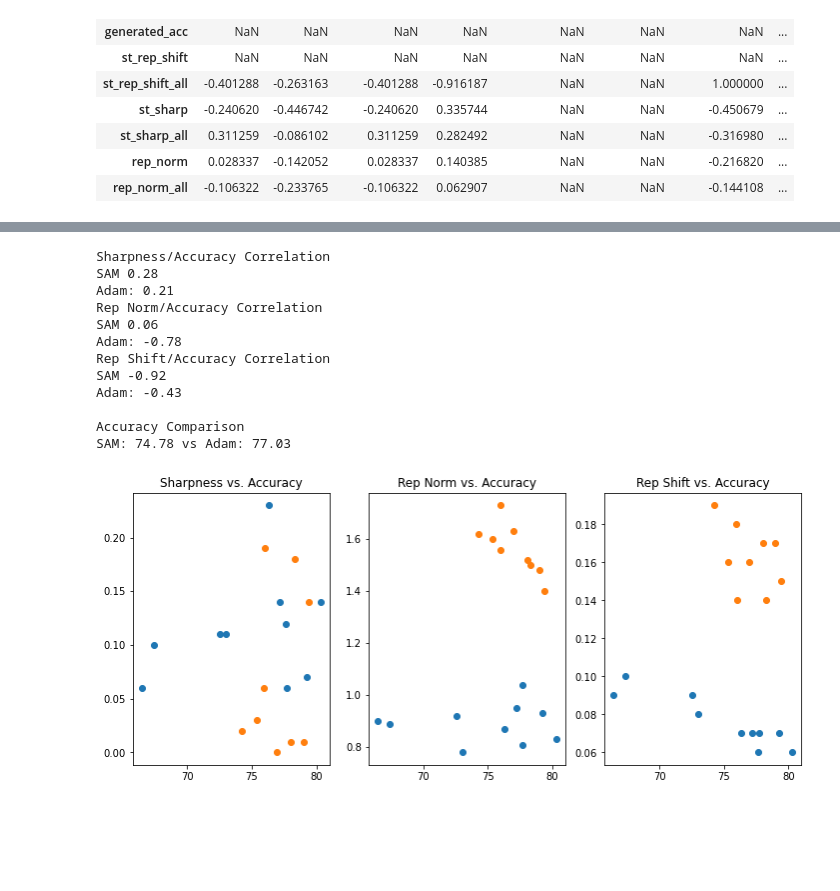
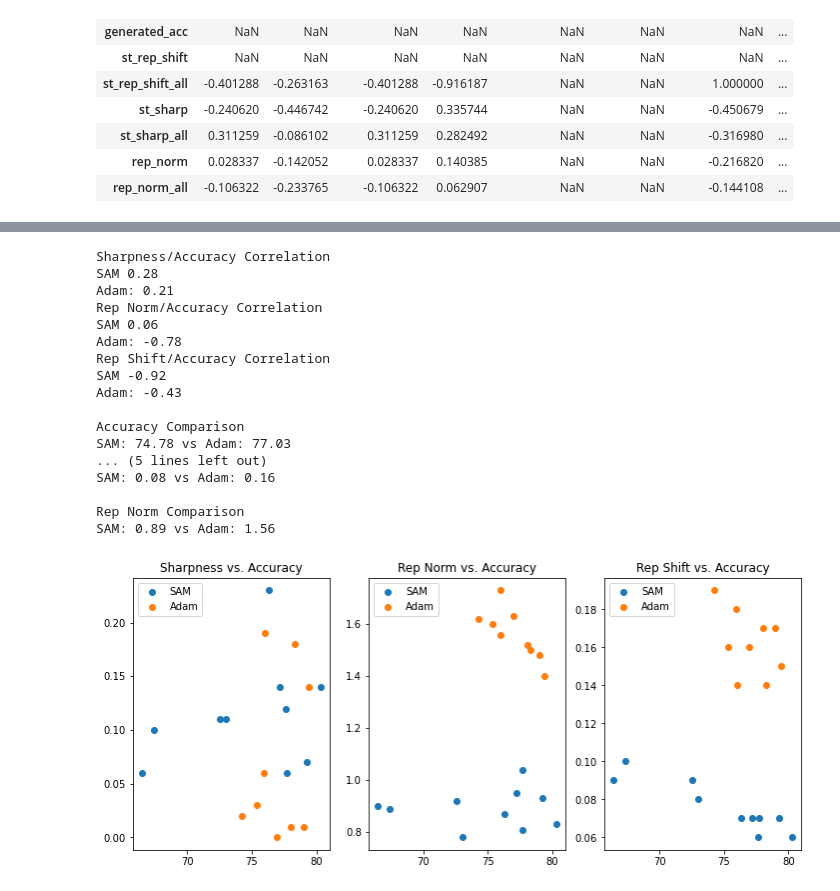
Before and after one commit to samjschapiro/GOAT, a Jupyter notebook: results.ipynb, the cells around one changed output, grey strips where cells are left out. Saved outputs shown, nothing was run; the diff lists cells and outputs as text; code cells hidden in the pictures; blank space fills up the shorter version.

```diff
--- a/results.ipynb
+++ b/results.ipynb
@@ -371,38 +431,58 @@ SAM: 44.9 vs Adam: 36.66
 # %%
 fig, axs = plt.subplots(nrows=1, ncols=3, figsize=(12,5))
 axs[0].set_title('Sharpness vs. Accuracy')
-axs[0].scatter(portraits_sam_005[' st_acc_all'], portraits_sam_005[' st_sharp_all']);
-axs[0].scatter(portraits_adam_005[' st_acc_all'], portraits_adam_005[' st_sharp_all']);
+axs[0].scatter(portraits_sam_005[' st_acc_all'], portraits_sam_005[' st_sharp_all'], label='SAM');
+axs[0].scatter(portraits_adam_005[' st_acc_all'], portraits_adam_005[' st_sharp_all'], label='Adam');
+axs[0].legend();
 axs[1].set_title('Rep Norm vs. Accuracy')
-axs[1].scatter(portraits_sam_005[' st_acc_all'], portraits_sam_005[' rep_norm_all']);
-axs[1].scatter(portraits_adam_005[' st_acc_all'], portraits_adam_005[' rep_norm_all']);
+axs[1].scatter(portraits_sam_005[' st_acc_all'], portraits_sam_005[' rep_norm_all'], label='SAM');
+axs[1].scatter(portraits_adam_005[' st_acc_all'], portraits_adam_005[' rep_norm_all'], label='Adam');
+axs[1].legend();
 axs[2].set_title('Rep Shift vs. Accuracy')
-axs[2].scatter(portraits_sam_005[' st_acc_all'], portraits_sam_005[' st_rep_shift_all']);
-axs[2].scatter(portraits_adam_005[' st_acc_all'], portraits_adam_005[' st_rep_shift_all']);
+axs[2].scatter(portraits_sam_005[' st_acc_all'], portraits_sam_005[' st_rep_shift_all'], label='SAM');
+axs[2].scatter(portraits_adam_005[' st_acc_all'], portraits_adam_005[' st_rep_shift_all'], label='Adam');
+axs[2].legend();
 print('Sharpness/Accuracy Correlation')
 print('SAM', round(portraits_sam_005.corr()[' st_acc_all'].loc[' st_sharp_all'], 2))
 print('Adam:', round(portraits_adam_005.corr()[' st_acc_all'].loc[' st_sharp_all'], 2))
 print('Rep Norm/Accuracy Correlation')
 print('SAM', round(portraits_sam_005.corr()[' st_acc_all'].loc[' rep_norm_all'], 2))
 print('Adam:', round(portraits_adam_005.corr()[' st_acc_all'].loc[' rep_norm_all'], 2))
 print('Rep Shift/Accuracy Correlation')
 print('SAM', round(portraits_sam_005.corr()[' st_acc_all'].loc[' st_rep_shift_all'], 2))
 print('Adam:', round(portraits_adam_005.corr()[' st_acc_all'].loc[' st_rep_shift_all'], 2), '\n')
 
 print('Accuracy Comparison')
 print('SAM:', round(np.mean(portraits_sam_005[' st_acc_all']), 2), 'vs', 'Adam:',
-      round(np.mean(portraits_adam_005[' st_acc_all']), 2))
+      round(np.mean(portraits_adam_005[' st_acc_all']), 2), '\n')
+
+print('Sharpness Comparison')
+print('SAM:', round(np.mean(portraits_sam_005[' st_sharp_all']), 2), 'vs', 'Adam:',
+      round(np.mean(portraits_adam_005[' st_sharp_all']), 2), '\n')
+
+print('Rep Shift Comparison')
+print('SAM:', round(np.mean(portraits_sam_005[' st_rep_shift_all']), 2), 'vs', 'Adam:',
+      round(np.mean(portraits_adam_005[' st_rep_shift_all']), 2), '\n')
+
+print('Rep Norm Comparison')
+print('SAM:', round(np.mean(portraits_sam_005[' rep_norm_all']), 2), 'vs', 'Adam:',
+      round(np.mean(portraits_adam_005[' rep_norm_all']), 2))
 # %% [output]
 Sharpness/Accuracy Correlation
 SAM 0.28
 Adam: 0.21
 Rep Norm/Accuracy Correlation
 SAM 0.06
 Adam: -0.78
 Rep Shift/Accuracy Correlation
 SAM -0.92
 Adam: -0.43
 
 Accuracy Comparison
 SAM: 74.78 vs Adam: 77.03
+... (5 lines left out)
+SAM: 0.08 vs Adam: 0.16
+
+Rep Norm Comparison
+SAM: 0.89 vs Adam: 1.56
-[figure, old version]
+[figure, new version]
```
Also changed, not shown: parts of 3 cells of this notebook, 6 other files.
